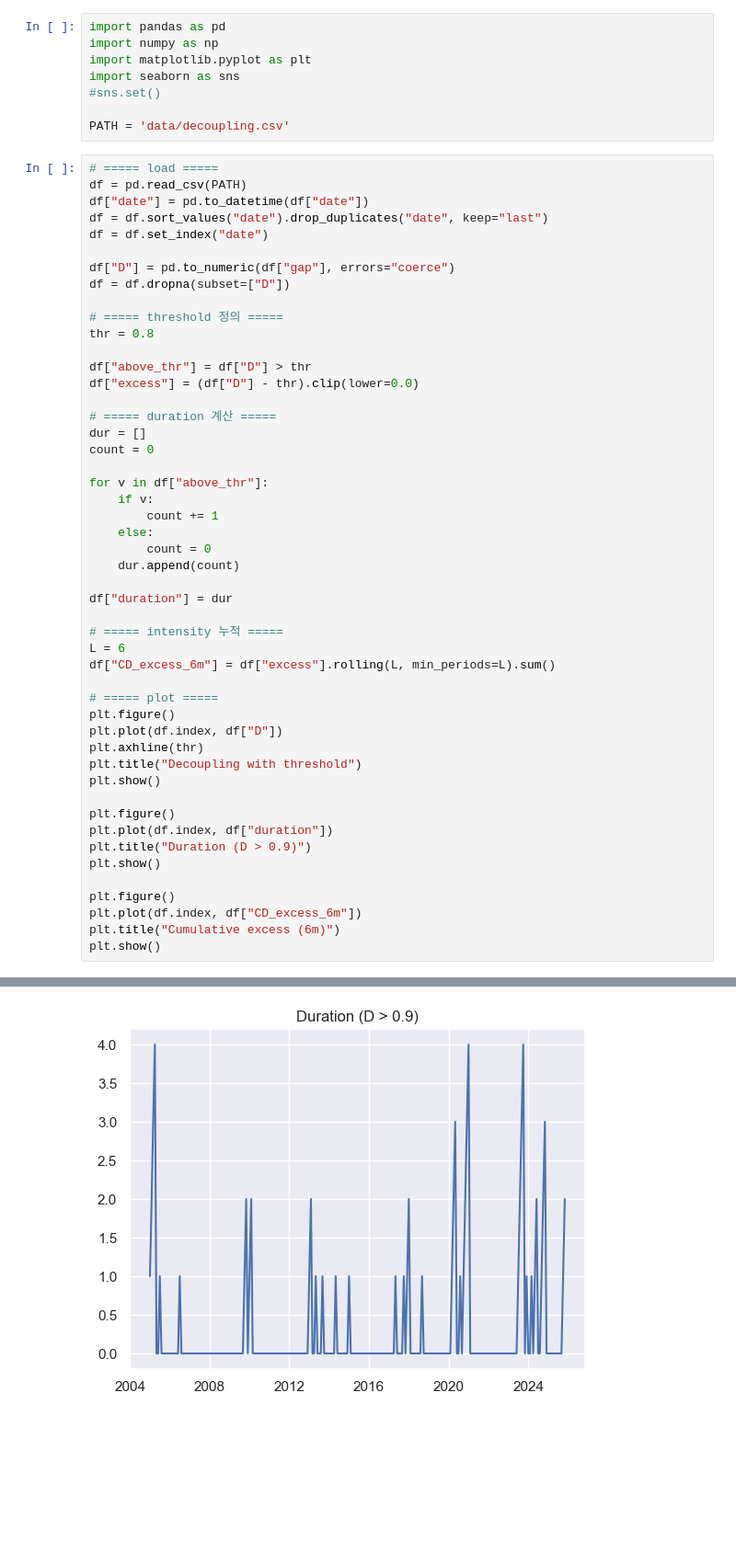
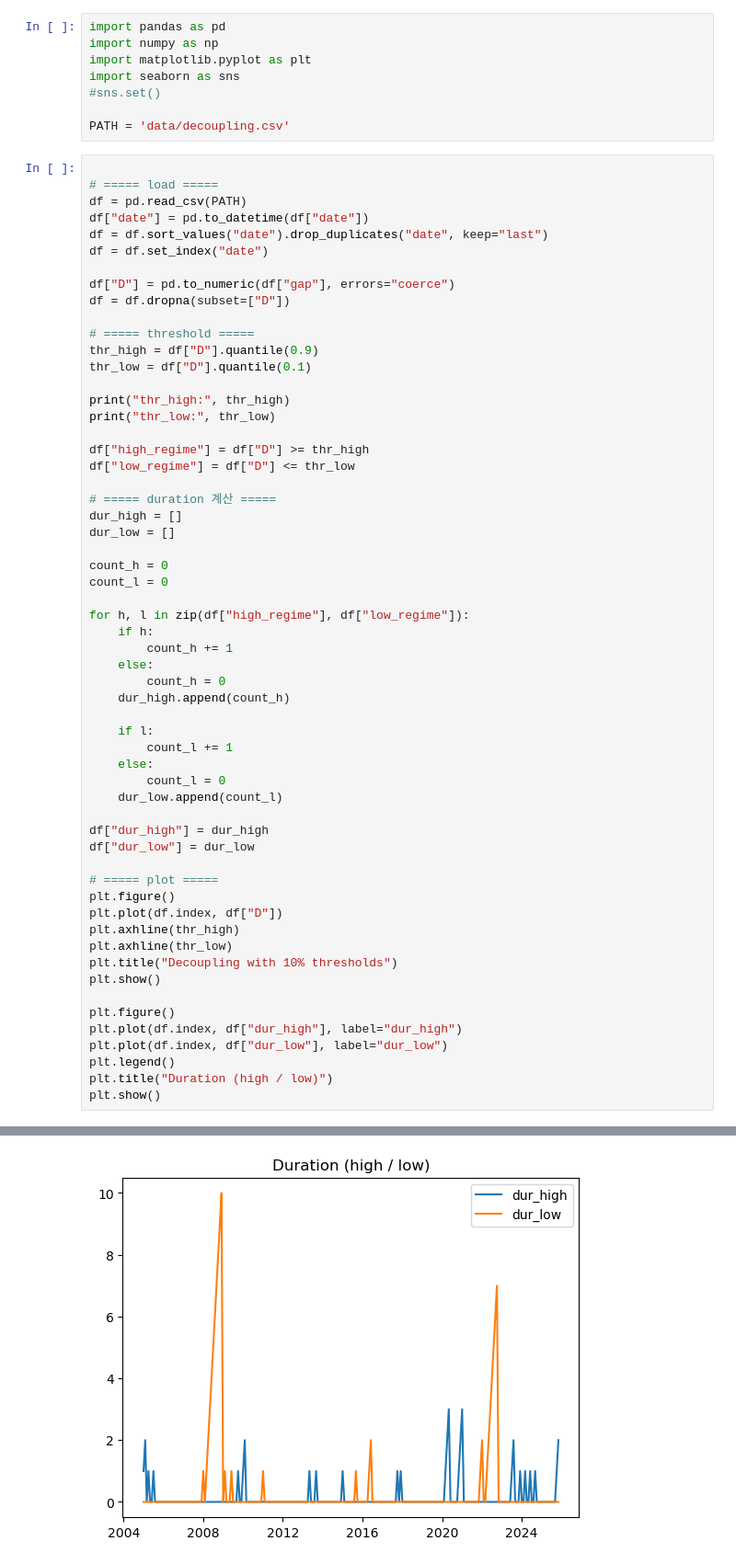
Before and after one commit to yoonsung1/final-project, a Jupyter notebook: 윤성/급락가설.ipynb, the cells around one changed output, grey strips where cells are left out. Shown at 92% size. Cells and saved outputs as stored; diff of their text form; blank space fills up the shorter version.

```diff
--- a/윤성/급락가설.ipynb
+++ b/윤성/급락가설.ipynb
@@ -7,6 +7,7 @@ import seaborn as sns
 
 PATH = 'data/decoupling.csv'
 # %%
+
 # ===== load =====
 df = pd.read_csv(PATH)
 df["date"] = pd.to_datetime(df["date"])
@@ -16,43 +17,51 @@ df = df.set_index("date")
 df["D"] = pd.to_numeric(df["gap"], errors="coerce")
 df = df.dropna(subset=["D"])
 
-# ===== threshold 정의 =====
-thr = 0.8
+# ===== threshold =====
+thr_high = df["D"].quantile(0.9)
+thr_low = df["D"].quantile(0.1)
 
-df["above_thr"] = df["D"] > thr
-df["excess"] = (df["D"] - thr).clip(lower=0.0)
+print("thr_high:", thr_high)
+print("thr_low:", thr_low)
+
+df["high_regime"] = df["D"] >= thr_high
+df["low_regime"] = df["D"] <= thr_low
 
 # ===== duration 계산 =====
-dur = []
-count = 0
+dur_high = []
+dur_low = []
 
-for v in df["above_thr"]:
-    if v:
-        count += 1
+count_h = 0
+count_l = 0
+
+for h, l in zip(df["high_regime"], df["low_regime"]):
+    if h:
+        count_h += 1
     else:
-        count = 0
-    dur.append(count)
+        count_h = 0
+    dur_high.append(count_h)
 
-df["duration"] = dur
+    if l:
+        count_l += 1
+    else:
+        count_l = 0
+    dur_low.append(count_l)
 
-# ===== intensity 누적 =====
-L = 6
-df["CD_excess_6m"] = df["excess"].rolling(L, min_periods=L).sum()
+df["dur_high"] = dur_high
+df["dur_low"] = dur_low
 
 # ===== plot =====
 plt.figure()
 plt.plot(df.index, df["D"])
-plt.axhline(thr)
-plt.title("Decoupling with threshold")
+plt.axhline(thr_high)
+plt.axhline(thr_low)
+plt.title("Decoupling with 10% thresholds")
 plt.show()
 
 plt.figure()
-plt.plot(df.index, df["duration"])
-plt.title("Duration (D > 0.9)")
+plt.plot(df.index, df["dur_high"], label="dur_high")
+plt.plot(df.index, df["dur_low"], label="dur_low")
+plt.legend()
+plt.title("Duration (high / low)")
 plt.show()
-
-plt.figure()
-plt.plot(df.index, df["CD_excess_6m"])
-plt.title("Cumulative excess (6m)")
-plt.show()
 # %% [output]
@@ -60 +71 @@ plt.show()
-[figure, old version]
+[figure, new version]
```
Also changed, not shown: parts of 5 cells of this notebook, 5 other files.
